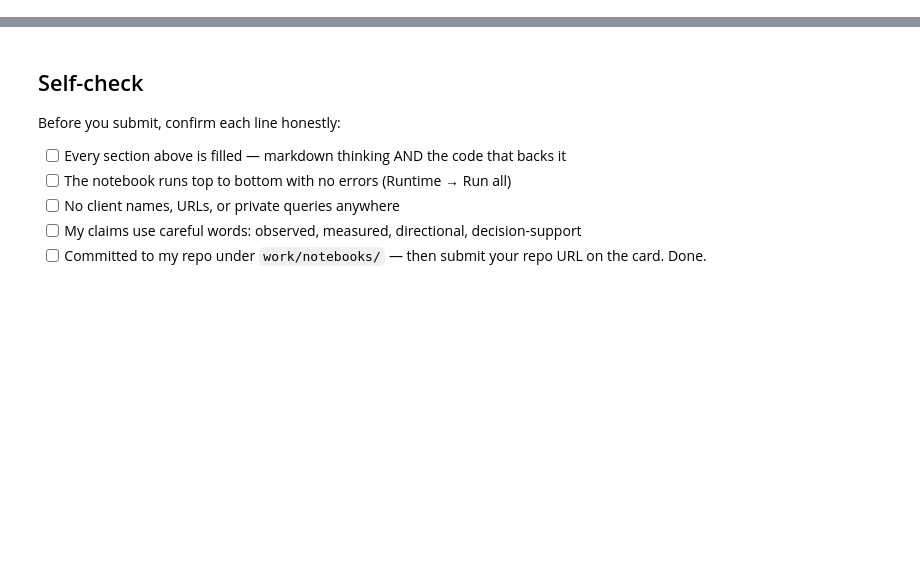
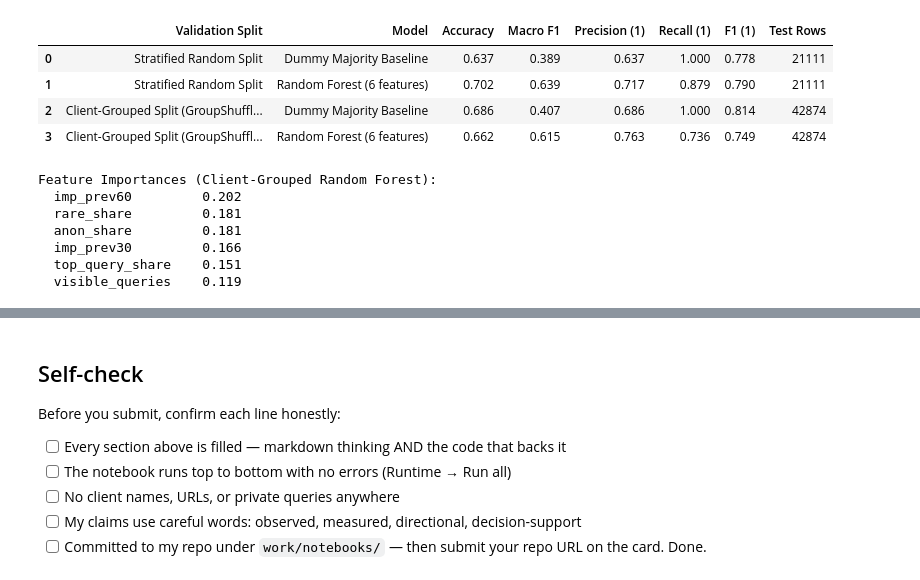
Before and after one commit to rish7186/flyrank-ml-internship-starter, a Jupyter notebook: work/notebooks/capstone.ipynb, the cells around one changed output, grey strips where cells are left out. Saved outputs shown, nothing was run; the diff lists cells and outputs as text; code cells hidden in the pictures; blank space fills up the shorter version.

```diff
--- a/work/notebooks/capstone.ipynb
+++ b/work/notebooks/capstone.ipynb
@@ -57,0 +211,54 @@ This skeleton is yours to fill. Work the sections **in order** — each one has
+# %%
+import pandas as pd
+from sklearn.dummy import DummyClassifier
+from sklearn.ensemble import RandomForestClassifier
+from sklearn.metrics import accuracy_score, f1_score, precision_score, recall_score
+
+def evaluate_split(name, X_tr, y_tr, X_te, y_te):
+    rows = []
+    models = [
+        ("Dummy Majority Baseline", DummyClassifier(strategy="most_frequent")),
+        ("Random Forest (6 features)", RandomForestClassifier(n_estimators=200, random_state=RANDOM_SEED, n_jobs=-1)),
+    ]
+    rf_model = None
+    for label, clf in models:
+        clf.fit(X_tr, y_tr)
+        preds = clf.predict(X_te)
+        if "Random Forest" in label:
+            rf_model = clf
+        rows.append({
+            "Validation Split": name,
+            "Model": label,
+            "Accuracy": round(accuracy_score(y_te, preds), 3),
+            "Macro F1": round(f1_score(y_te, preds, average="macro"), 3),
+            "Precision (1)": round(precision_score(y_te, preds, zero_division=0), 3),
+            "Recall (1)": round(recall_score(y_te, preds, zero_division=0), 3),
+            "F1 (1)": round(f1_score(y_te, preds, zero_division=0), 3),
+            "Test Rows": len(y_te),
+        })
+    return rows, rf_model
+
+res_rand, rf_rand = evaluate_split("Stratified Random Split", X_tr_rand, y_tr_rand, X_te_rand, y_te_rand)
+res_gss, rf_gss   = evaluate_split("Client-Grouped Split (GroupShuffleSplit)", X_tr_gss, y_tr_gss, X_te_gss, y_te_gss)
+
+results_df = pd.DataFrame(res_rand + res_gss)
+display(results_df)
+
+# Inspect feature importances on the honest client-grouped model
+importances = pd.Series(rf_gss.feature_importances_, index=FEATURE_COLS).sort_values(ascending=False)
+print("\nFeature Importances (Client-Grouped Random Forest):")
+for feat, imp in importances.items():
+    print(f"  {feat:18} {imp:.3f}")
+# %% [output]
+|  | Validation Split | Model | Accuracy | Macro F1 | Precision (1) | Recall (1) | F1 (1) | Test Rows |
+| 0 | Stratified Random Split | Dummy Majority Baseline | 0.637 | 0.389 | 0.637 | 1.000 | 0.778 | 21111 |
+| 1 | Stratified Random Split | Random Forest (6 features) | 0.702 | 0.639 | 0.717 | 0.879 | 0.790 | 21111 |
+| 2 | Client-Grouped Split (GroupShuffl... | Dummy Majority Baseline | 0.686 | 0.407 | 0.686 | 1.000 | 0.814 | 42874 |
+| 3 | Client-Grouped Split (GroupShuffl... | Random Forest (6 features) | 0.662 | 0.615 | 0.763 | 0.736 | 0.749 | 42874 |
+Feature Importances (Client-Grouped Random Forest):
+  imp_prev60         0.202
+  rare_share         0.181
+  anon_share         0.181
+  imp_prev30         0.166
+  top_query_share    0.151
+  visible_queries    0.119
```
Also changed, not shown: parts of 27 cells of this notebook.
